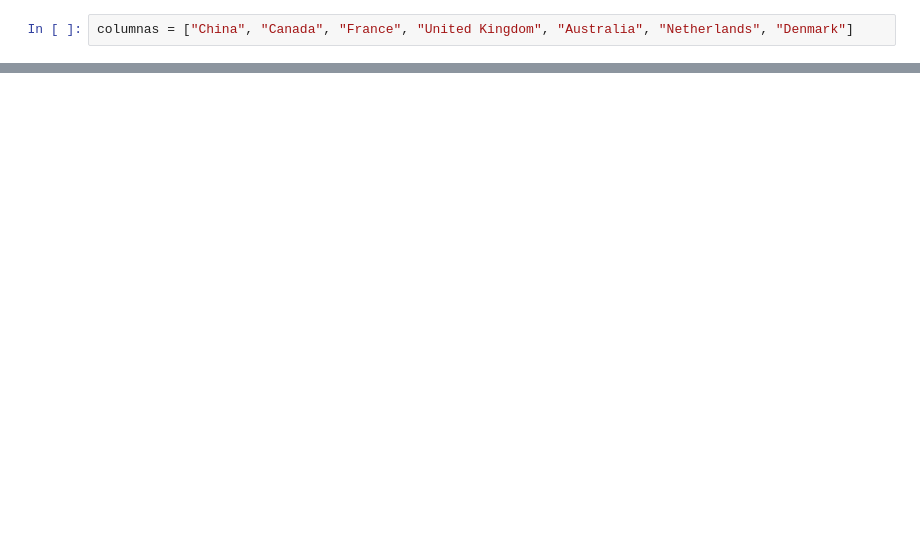
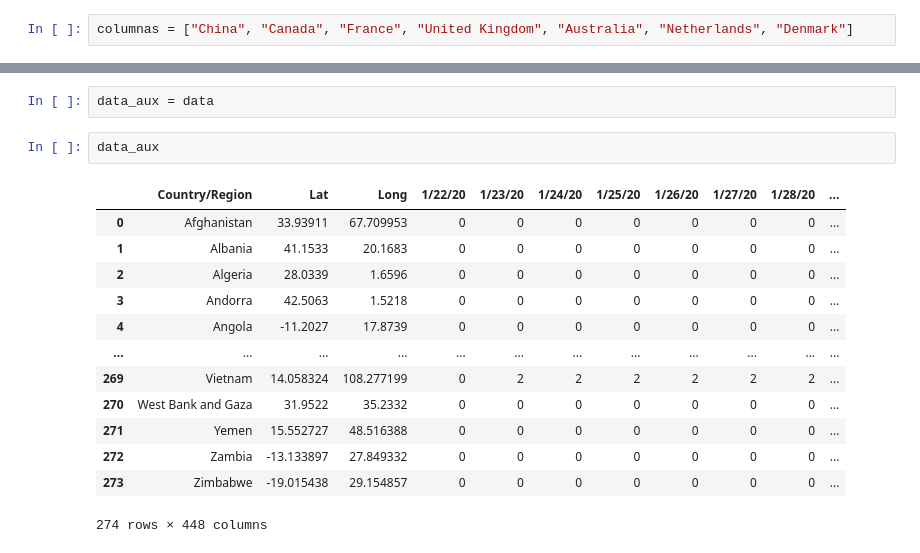
Before and after one commit to BorjaEACode/Mid_Course_Project, a Jupyter notebook: limpieza.ipynb, the cells around one changed output, grey strips where cells are left out. Drawn from its saved outputs; the diff is of its cells as text; blank space fills up the shorter version.

```diff
--- a/limpieza.ipynb
+++ b/limpieza.ipynb
@@ -173,0 +219,18 @@ SyntaxError: invalid syntax (147649987.py, line 1)
+# %%
+data_aux = data
+# %%
+data_aux
+# %% [output]
+|  | Country/Region | Lat | Long | 1/22/20 | 1/23/20 | 1/24/20 | 1/25/20 | 1/26/20 | 1/27/20 | 1/28/20 | ... |
+| 0 | Afghanistan | 33.93911 | 67.709953 | 0 | 0 | 0 | 0 | 0 | 0 | 0 | ... |
+| 1 | Albania | 41.1533 | 20.1683 | 0 | 0 | 0 | 0 | 0 | 0 | 0 | ... |
+| 2 | Algeria | 28.0339 | 1.6596 | 0 | 0 | 0 | 0 | 0 | 0 | 0 | ... |
+| 3 | Andorra | 42.5063 | 1.5218 | 0 | 0 | 0 | 0 | 0 | 0 | 0 | ... |
+| 4 | Angola | -11.2027 | 17.8739 | 0 | 0 | 0 | 0 | 0 | 0 | 0 | ... |
+| ... | ... | ... | ... | ... | ... | ... | ... | ... | ... | ... | ... |
+| 269 | Vietnam | 14.058324 | 108.277199 | 0 | 2 | 2 | 2 | 2 | 2 | 2 | ... |
+| 270 | West Bank and Gaza | 31.9522 | 35.2332 | 0 | 0 | 0 | 0 | 0 | 0 | 0 | ... |
+| 271 | Yemen | 15.552727 | 48.516388 | 0 | 0 | 0 | 0 | 0 | 0 | 0 | ... |
+| 272 | Zambia | -13.133897 | 27.849332 | 0 | 0 | 0 | 0 | 0 | 0 | 0 | ... |
+| 273 | Zimbabwe | -19.015438 | 29.154857 | 0 | 0 | 0 | 0 | 0 | 0 | 0 | ... |
+274 rows × 448 columns
```
Also changed, not shown: parts of 32 cells of this notebook.
